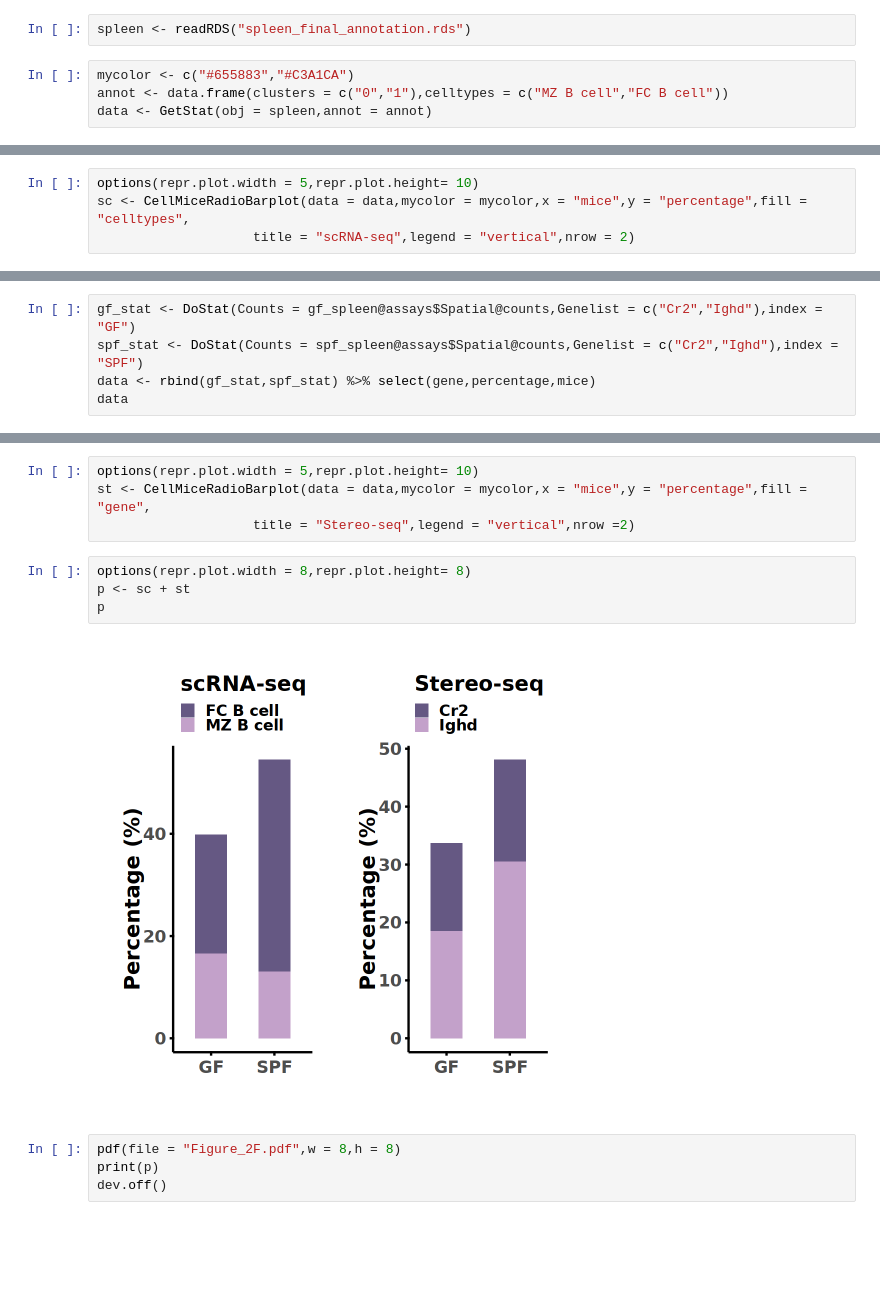
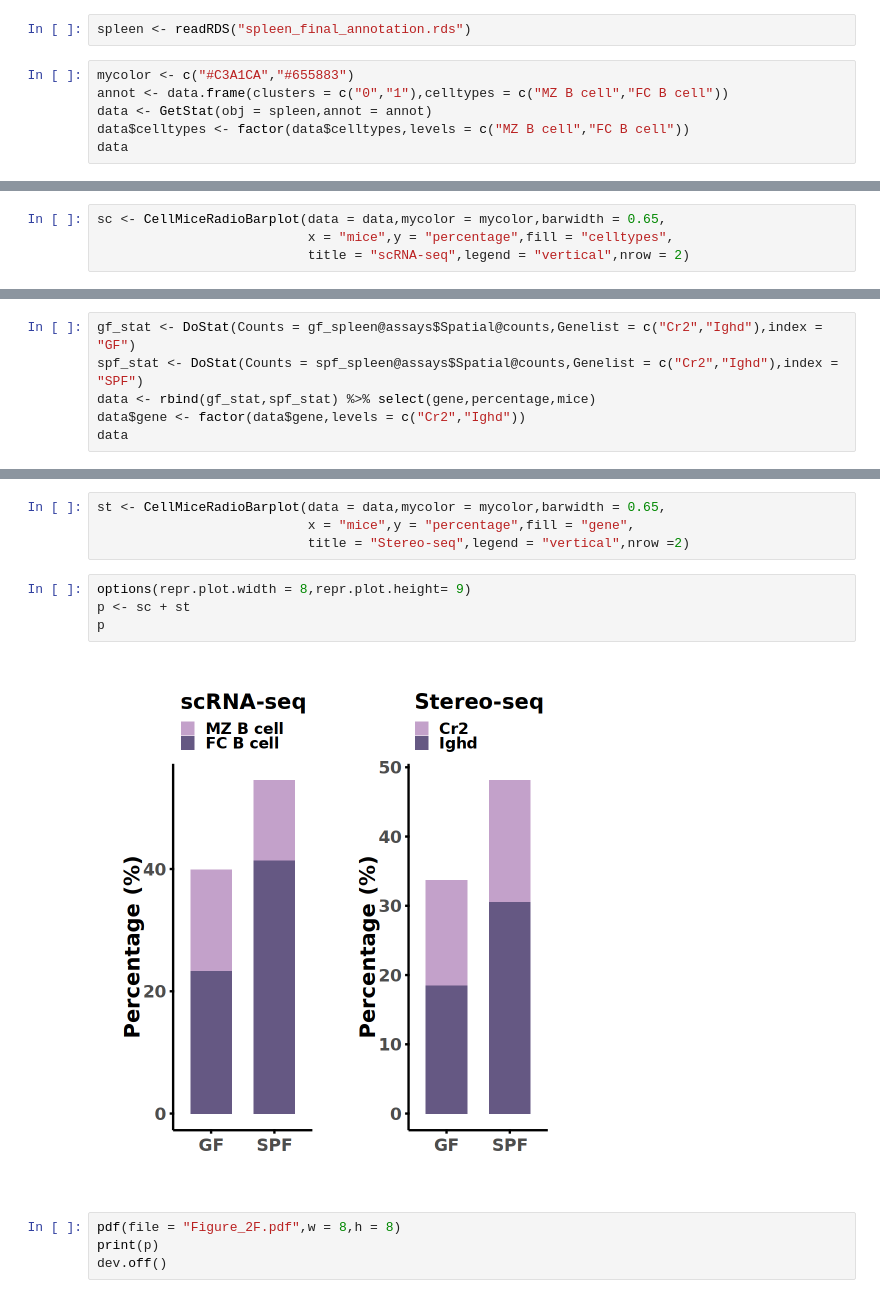
Before and after one commit to BGI-Intestines/Germ-free-mice, a Jupyter notebook: Figure2/Figure2.ipynb, the cells around one changed output, grey strips where cells are left out. Saved outputs shown, nothing was run; the diff lists cells and outputs as text; blank space fills up the shorter version.

```diff
--- a/Figure2/Figure2.ipynb
+++ b/Figure2/Figure2.ipynb
@@ -633,6 +630,8 @@ DoStat <- function(Counts,Genelist,index){
 # %%
 spleen <- readRDS("spleen_final_annotation.rds")
 # %%
-mycolor <- c("#655883","#C3A1CA")
+mycolor <- c("#C3A1CA","#655883")
 annot <- data.frame(clusters = c("0","1"),celltypes = c("MZ B cell","FC B cell"))
 data <- GetStat(obj = spleen,annot = annot)
+data$celltypes <- factor(data$celltypes,levels = c("MZ B cell","FC B cell"))
+data
@@ -649,4 +646,4 @@ A data.frame: 4 × 3
 # %%
-options(repr.plot.width = 5,repr.plot.height= 10)
-sc <- CellMiceRadioBarplot(data = data,mycolor = mycolor,x = "mice",y = "percentage",fill = "celltypes",
-                    title = "scRNA-seq",legend = "vertical",nrow = 2)
+sc <- CellMiceRadioBarplot(data = data,mycolor = mycolor,barwidth = 0.65,
+                           x = "mice",y = "percentage",fill = "celltypes",
+                           title = "scRNA-seq",legend = "vertical",nrow = 2)
@@ -668,6 +657,7 @@ date()
 gf_stat <- DoStat(Counts = gf_spleen@assays$Spatial@counts,Genelist = c("Cr2","Ighd"),index = "GF")
 spf_stat <- DoStat(Counts = spf_spleen@assays$Spatial@counts,Genelist = c("Cr2","Ighd"),index = "SPF")
 data <- rbind(gf_stat,spf_stat) %>% select(gene,percentage,mice)
+data$gene <- factor(data$gene,levels = c("Cr2","Ighd"))
 data
 # %% [output]
 [1] 28222  7446
@@ -680,15 +670,15 @@ A data.frame: 4 × 3
 | Cr2 | 17.58802 | SPF |
 | Ighd | 30.50933 | SPF |
 # %%
-options(repr.plot.width = 5,repr.plot.height= 10)
-st <- CellMiceRadioBarplot(data = data,mycolor = mycolor,x = "mice",y = "percentage",fill = "gene",
-                    title = "Stereo-seq",legend = "vertical",nrow =2)
+st <- CellMiceRadioBarplot(data = data,mycolor = mycolor,barwidth = 0.65,
+                           x = "mice",y = "percentage",fill = "gene",
+                           title = "Stereo-seq",legend = "vertical",nrow =2)
 # %%
-options(repr.plot.width = 8,repr.plot.height= 8)
+options(repr.plot.width = 8,repr.plot.height= 9)
 p <- sc + st
 p
 # %% [output]
-[figure, old version]
+[figure, new version]
 # %%
 pdf(file = "Figure_2F.pdf",w = 8,h = 8)
 print(p)
```
Also changed, not shown: parts of 13 cells of this notebook, 19 other files.
